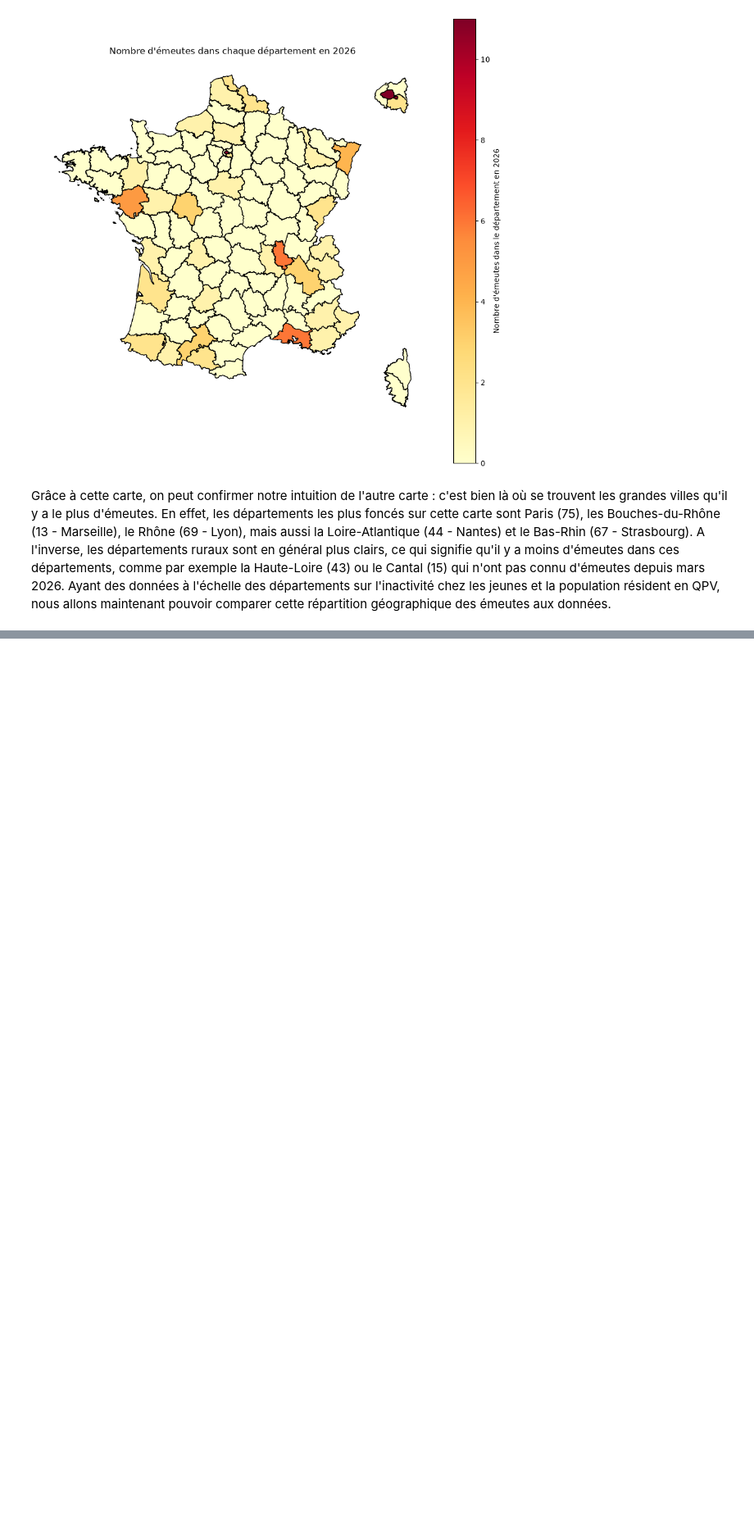
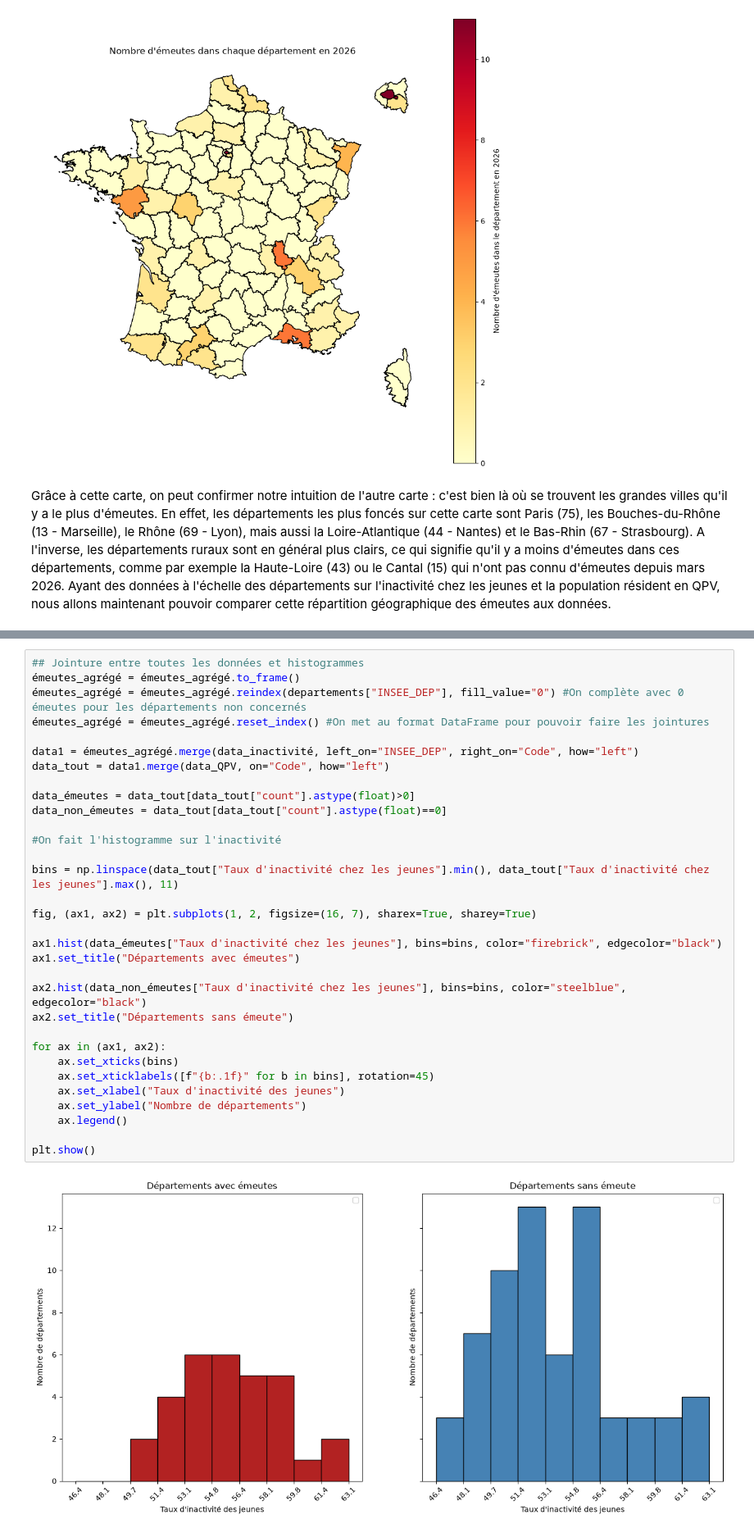
Before and after one commit to mathsomm/Des_chiffres_et_des_emeutes, a Jupyter notebook: notebook_tristan.ipynb, the cells around one changed output, grey strips where cells are left out. Shown at 82% size. Cells and saved outputs as stored; diff of their text form; blank space fills up the shorter version.

```diff
--- a/notebook_tristan.ipynb
+++ b/notebook_tristan.ipynb
@@ -125,0 +247,34 @@ Ayant des données à l'échelle des départements sur l'inactivité chez les je
+# %%
+## Jointure entre toutes les données et histogrammes
+émeutes_agrégé = émeutes_agrégé.to_frame()
+émeutes_agrégé = émeutes_agrégé.reindex(departements["INSEE_DEP"], fill_value="0") #On complète avec 0 émeutes pour les départements non concernés
+émeutes_agrégé = émeutes_agrégé.reset_index() #On met au format DataFrame pour pouvoir faire les jointures
+
+data1 = émeutes_agrégé.merge(data_inactivité, left_on="INSEE_DEP", right_on="Code", how="left")
+data_tout = data1.merge(data_QPV, on="Code", how="left")
+
+data_émeutes = data_tout[data_tout["count"].astype(float)>0]
+data_non_émeutes = data_tout[data_tout["count"].astype(float)==0]
+
+#On fait l'histogramme sur l'inactivité
+
+bins = np.linspace(data_tout["Taux d'inactivité chez les jeunes"].min(), data_tout["Taux d'inactivité chez les jeunes"].max(), 11)
+
+fig, (ax1, ax2) = plt.subplots(1, 2, figsize=(16, 7), sharex=True, sharey=True)
+
+ax1.hist(data_émeutes["Taux d'inactivité chez les jeunes"], bins=bins, color="firebrick", edgecolor="black")
+ax1.set_title("Départements avec émeutes")
+
+ax2.hist(data_non_émeutes["Taux d'inactivité chez les jeunes"], bins=bins, color="steelblue", edgecolor="black")
+ax2.set_title("Départements sans émeute")
+
+for ax in (ax1, ax2):
+    ax.set_xticks(bins)
+    ax.set_xticklabels([f"{b:.1f}" for b in bins], rotation=45)
+    ax.set_xlabel("Taux d'inactivité des jeunes")
+    ax.set_ylabel("Nombre de départements")
+    ax.legend()
+
+plt.show()
+# %% [output]
+[figure, added]
```
Also changed, not shown: parts of 13 cells of this notebook.
